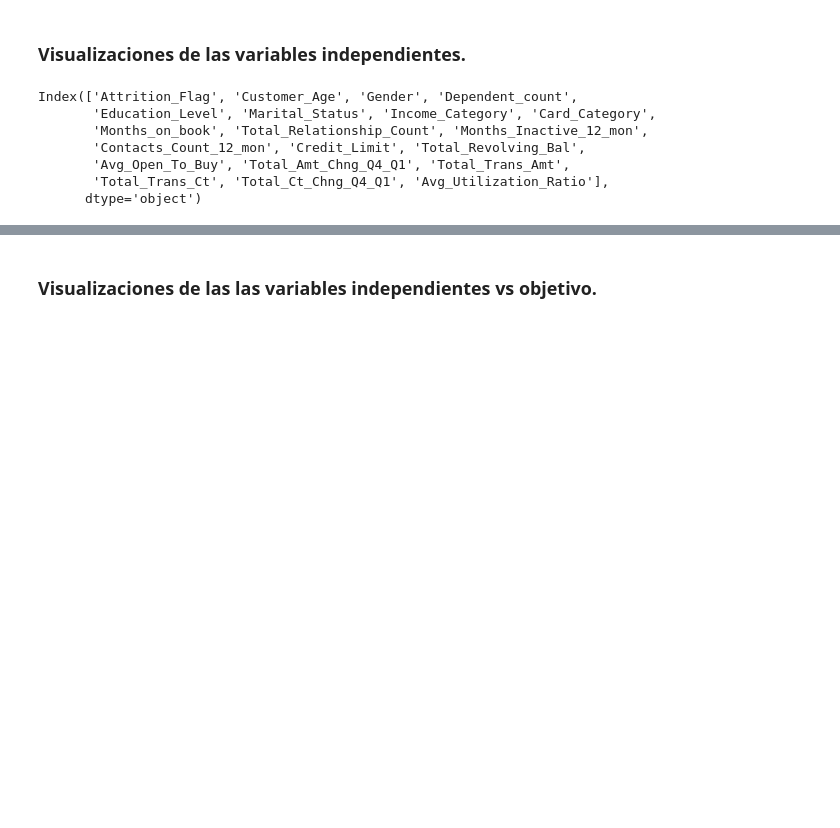
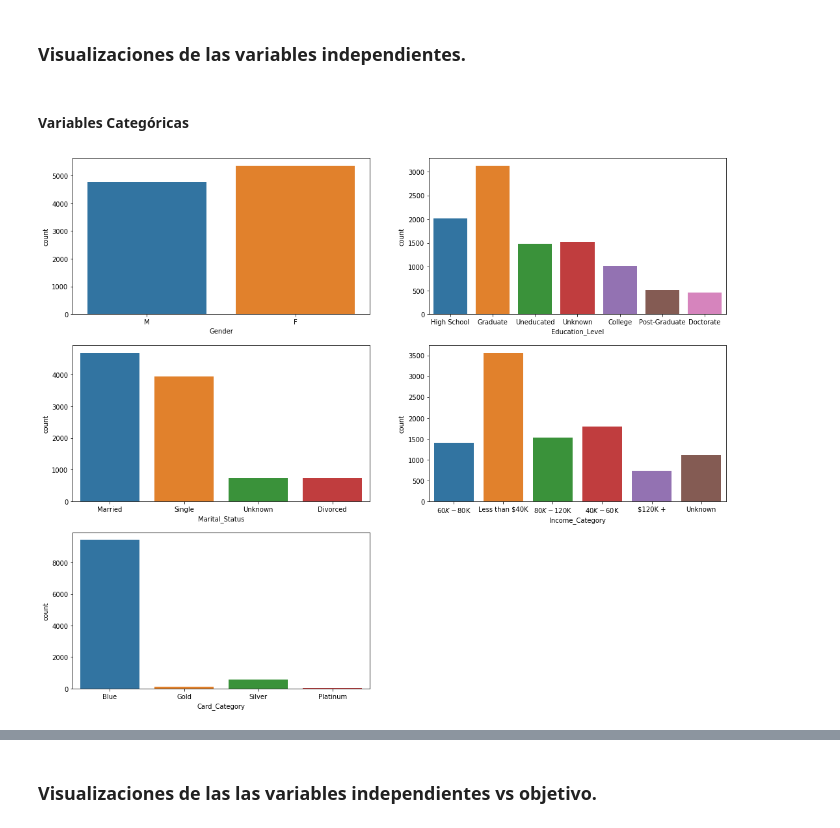
Before and after one commit to mariomicolta/Bank-Churn, a Jupyter notebook: Banks Church.ipynb, the cells around one changed output, grey strips where cells are left out. Cells and saved outputs as stored; diff of their text form; code cells hidden in the pictures; blank space fills up the shorter version.

```diff
--- a/Banks Church.ipynb
+++ b/Banks Church.ipynb
@@ -154,13 +155,16 @@ df.describe(include='all').T
 | Avg_Utilization_Ratio | 10127 | NaN | NaN | NaN | 0.274894 | 0.275691 | 0 | 0.023 | 0.176 | 0.503 | 0.999 |
 # %% [markdown]
 ### Visualizaciones de las variables independientes.
-# %%
-df.columns
-# %% [output]
-Index(['Attrition_Flag', 'Customer_Age', 'Gender', 'Dependent_count',
-       'Education_Level', 'Marital_Status', 'Income_Category', 'Card_Category',
-       'Months_on_book', 'Total_Relationship_Count', 'Months_Inactive_12_mon',
-       'Contacts_Count_12_mon', 'Credit_Limit', 'Total_Revolving_Bal',
-       'Avg_Open_To_Buy', 'Total_Amt_Chng_Q4_Q1', 'Total_Trans_Amt',
-       'Total_Trans_Ct', 'Total_Ct_Chng_Q4_Q1', 'Avg_Utilization_Ratio'],
-      dtype='object')
+# %% [markdown]
+#### Variables Categóricas
+# %%
+df.columns
+
+fig = plt.figure(figsize=(18,15))
+i = 1
+for variable in var_categoricas:
+    ax = fig.add_subplot(math.ceil(len(var_categoricas)/2), 2, i)
+    sns.countplot(x=variable, data=df)
+    i += 1
+# %% [output]
+[figure, added]
```
Also changed, not shown: parts of 6 cells of this notebook.
